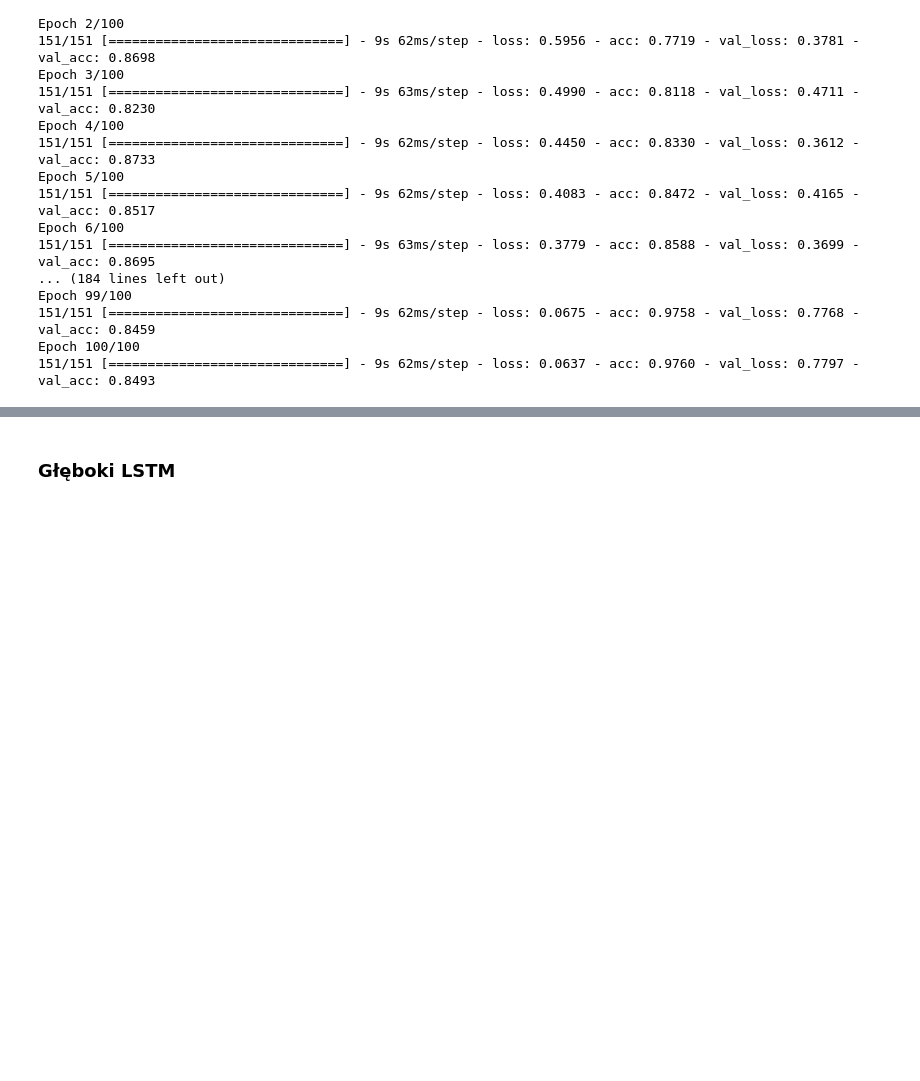
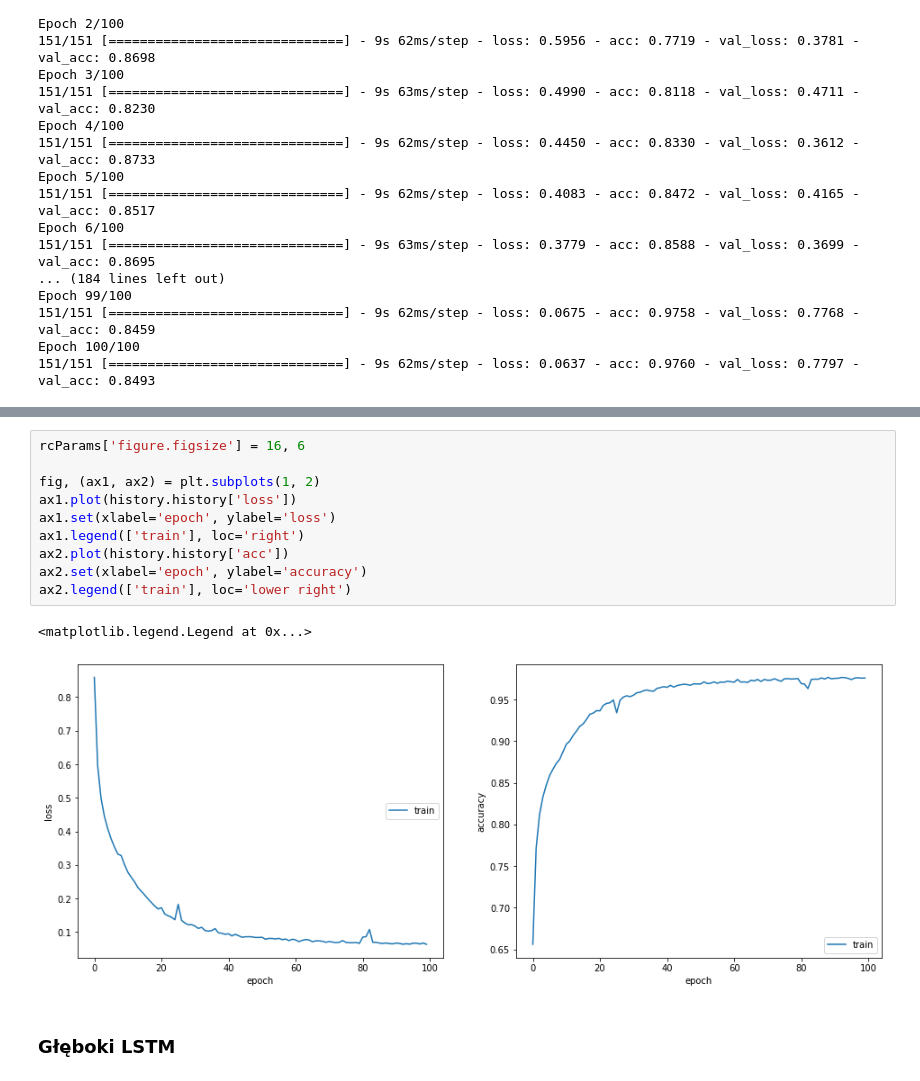
Before and after one commit to INFJakZda/Emotion-Recognition, a Jupyter notebook: reports/Emotion_Recognition.ipynb, the cells around one changed output, grey strips where cells are left out. Saved outputs shown, nothing was run; the diff lists cells and outputs as text; blank space fills up the shorter version.

```diff
--- a/reports/Emotion_Recognition.ipynb
+++ b/reports/Emotion_Recognition.ipynb
@@ -234,2 +256,15 @@ Epoch 100/100
+# %%
+rcParams['figure.figsize'] = 16, 6
+
+fig, (ax1, ax2) = plt.subplots(1, 2)
+ax1.plot(history.history['loss'])
+ax1.set(xlabel='epoch', ylabel='loss')
+ax1.legend(['train'], loc='right')
+ax2.plot(history.history['acc'])
+ax2.set(xlabel='epoch', ylabel='accuracy')
+ax2.legend(['train'], loc='lower right')
+# %% [output]
+<matplotlib.legend.Legend at 0x...>
+[figure, added]
 # %% [markdown]
 ### Głęboki LSTM
```
Also changed, not shown: parts of 9 cells of this notebook.
